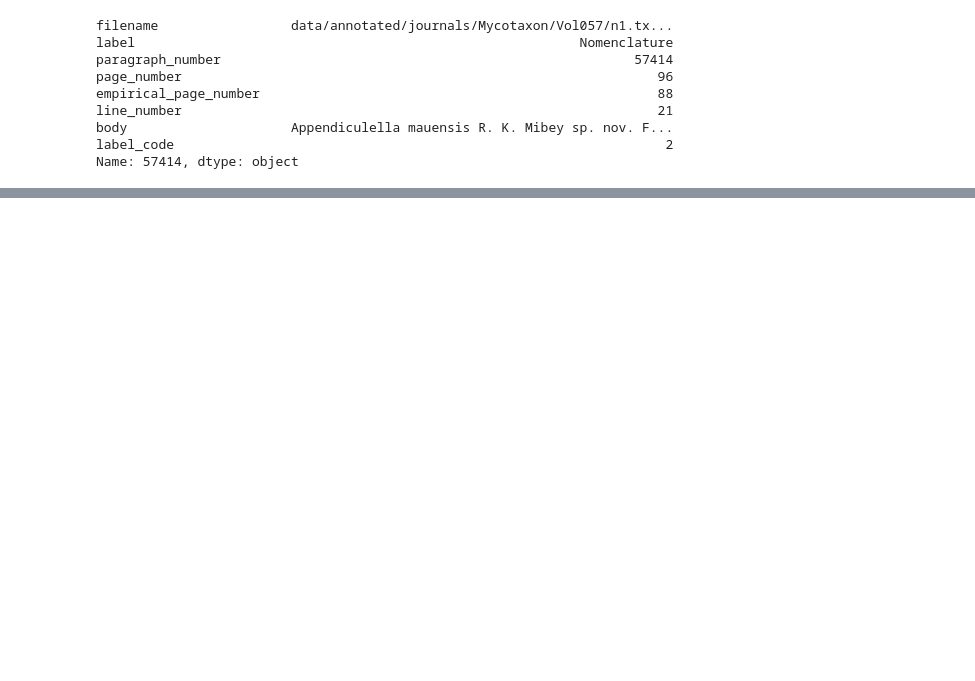
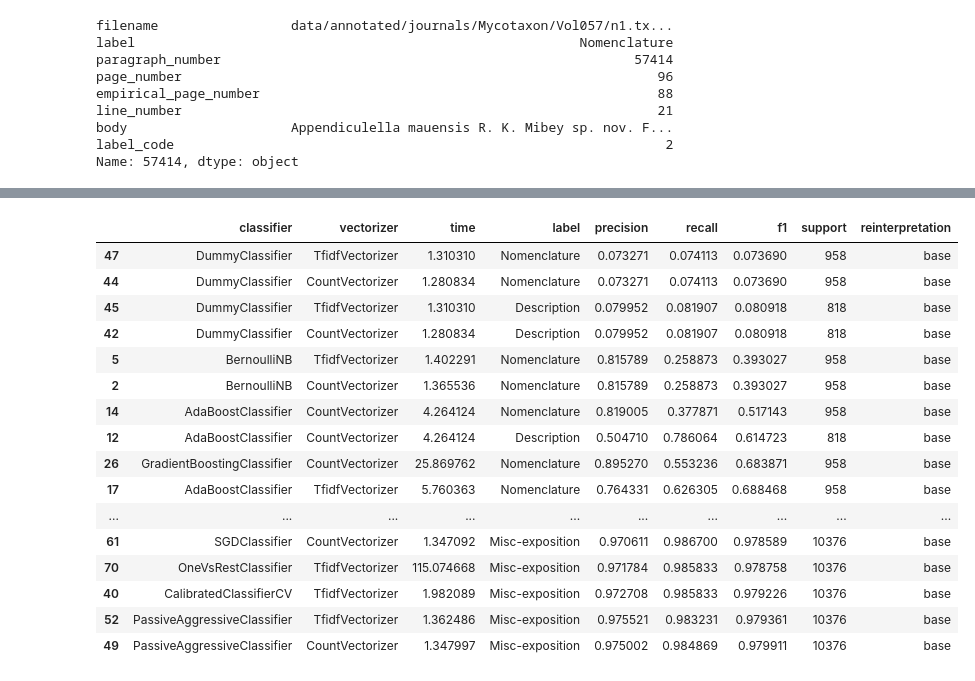
Before and after one commit to piggyatbaqaqi/skol, a Jupyter notebook: skol_journals.ipynb, the cells around one changed output, grey strips where cells are left out. Cells and saved outputs as stored; diff of their text form; code cells hidden in the pictures; blank space fills up the shorter version.

```diff
--- a/skol_journals.ipynb
+++ b/skol_journals.ipynb
@@ -172,0 +272,21 @@ cumsum
+# %%
+base_df = reint_df.loc[reint_df['reinterpretation'] == 'base'].sort_values(['classifier', 'vectorizer', 'label'])
+base_df.sort_values('f1')
+# %% [output]
+|  | classifier | vectorizer | time | label | precision | recall | f1 | support | reinterpretation |
+| 47 | DummyClassifier | TfidfVectorizer | 1.310310 | Nomenclature | 0.073271 | 0.074113 | 0.073690 | 958 | base |
+| 44 | DummyClassifier | CountVectorizer | 1.280834 | Nomenclature | 0.073271 | 0.074113 | 0.073690 | 958 | base |
+| 45 | DummyClassifier | TfidfVectorizer | 1.310310 | Description | 0.079952 | 0.081907 | 0.080918 | 818 | base |
+| 42 | DummyClassifier | CountVectorizer | 1.280834 | Description | 0.079952 | 0.081907 | 0.080918 | 818 | base |
+| 5 | BernoulliNB | TfidfVectorizer | 1.402291 | Nomenclature | 0.815789 | 0.258873 | 0.393027 | 958 | base |
+| 2 | BernoulliNB | CountVectorizer | 1.365536 | Nomenclature | 0.815789 | 0.258873 | 0.393027 | 958 | base |
+| 14 | AdaBoostClassifier | CountVectorizer | 4.264124 | Nomenclature | 0.819005 | 0.377871 | 0.517143 | 958 | base |
+| 12 | AdaBoostClassifier | CountVectorizer | 4.264124 | Description | 0.504710 | 0.786064 | 0.614723 | 818 | base |
+| 26 | GradientBoostingClassifier | CountVectorizer | 25.869762 | Nomenclature | 0.895270 | 0.553236 | 0.683871 | 958 | base |
+| 17 | AdaBoostClassifier | TfidfVectorizer | 5.760363 | Nomenclature | 0.764331 | 0.626305 | 0.688468 | 958 | base |
+| ... | ... | ... | ... | ... | ... | ... | ... | ... | ... |
+| 61 | SGDClassifier | CountVectorizer | 1.347092 | Misc-exposition | 0.970611 | 0.986700 | 0.978589 | 10376 | base |
+| 70 | OneVsRestClassifier | TfidfVectorizer | 115.074668 | Misc-exposition | 0.971784 | 0.985833 | 0.978758 | 10376 | base |
+| 40 | CalibratedClassifierCV | TfidfVectorizer | 1.982089 | Misc-exposition | 0.972708 | 0.985833 | 0.979226 | 10376 | base |
+| 52 | PassiveAggressiveClassifier | TfidfVectorizer | 1.362486 | Misc-exposition | 0.975521 | 0.983231 | 0.979361 | 10376 | base |
+| 49 | PassiveAggressiveClassifier | CountVectorizer | 1.347997 | Misc-exposition | 0.975002 | 0.984869 | 0.979911 | 10376 | base |
```
Also changed, not shown: parts of 15 cells of this notebook.
